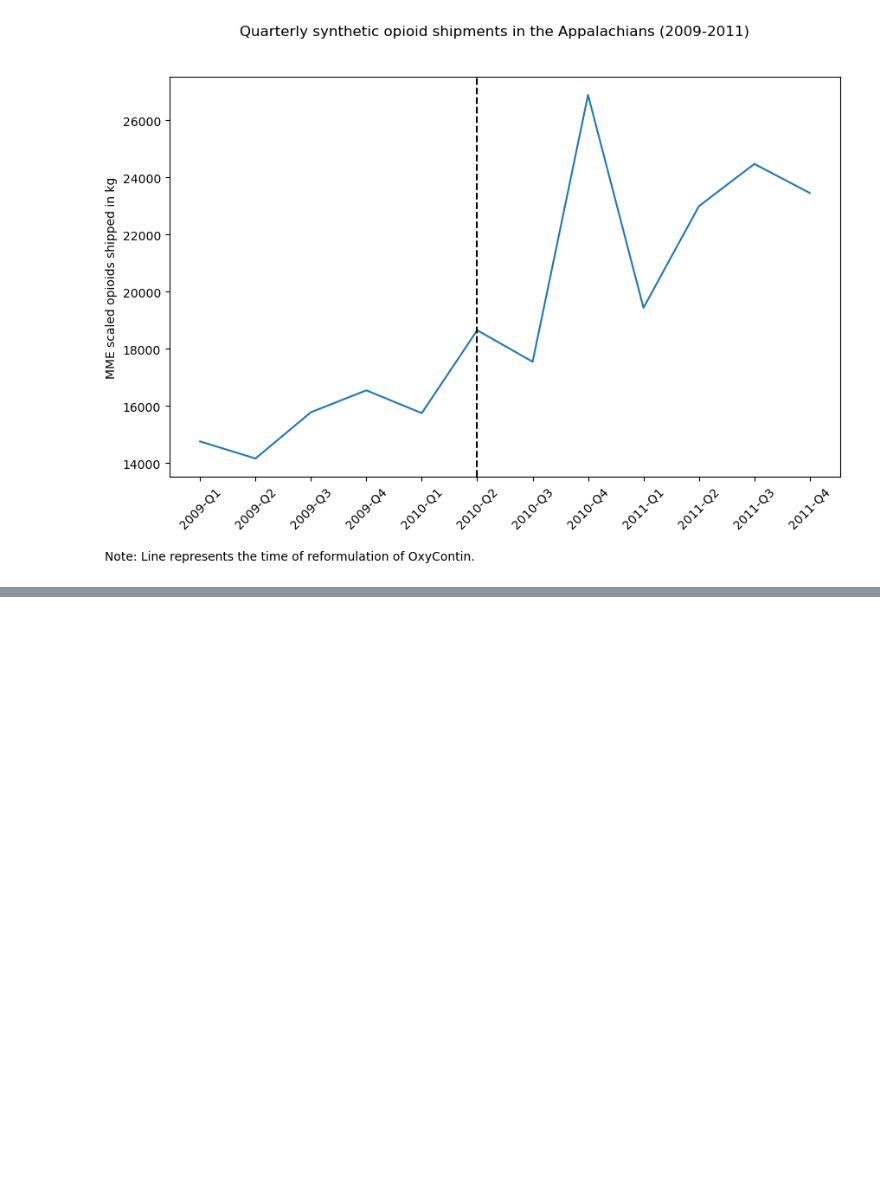
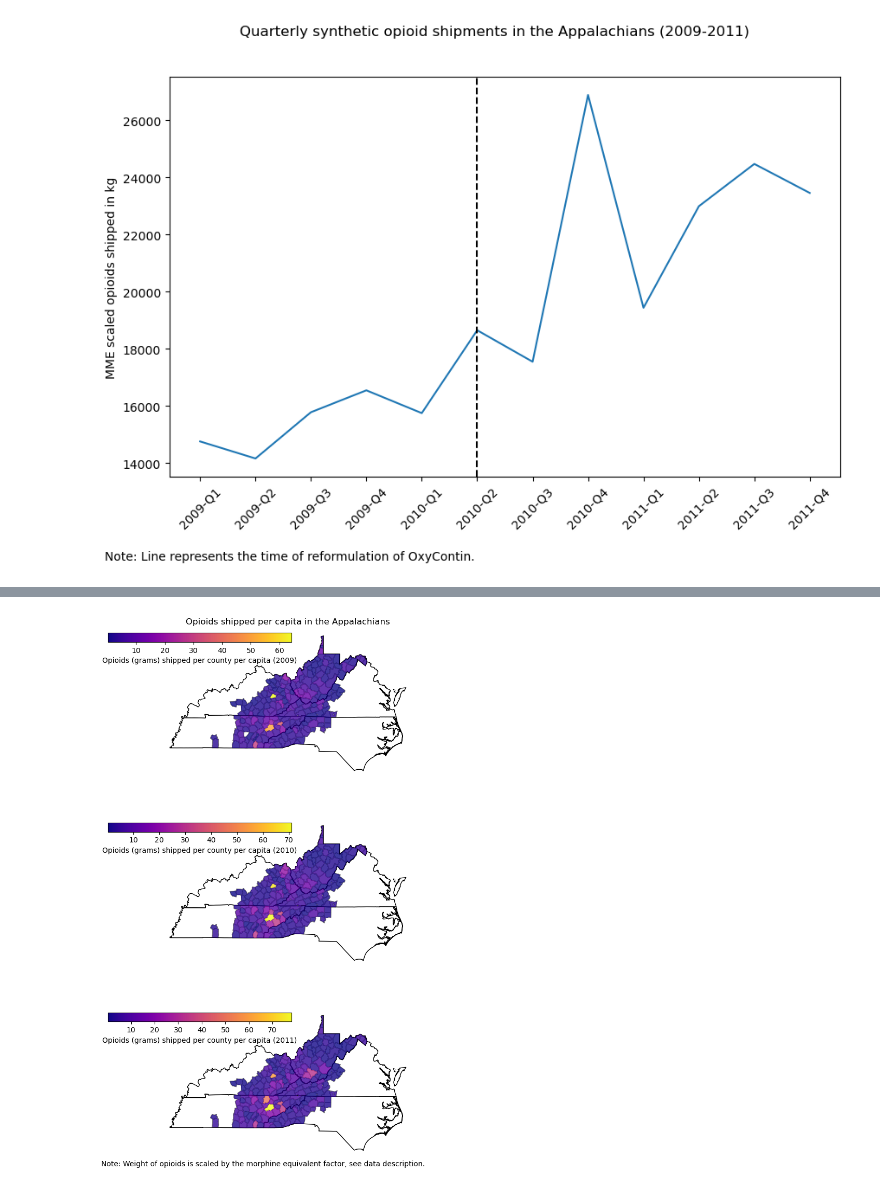
Before and after one commit to NumEconCopenhagen/projects-2024-jbh, a Jupyter notebook: dataproject/main.ipynb, the cells around one changed output, grey strips where cells are left out. Saved outputs shown, nothing was run; the diff lists cells and outputs as text; code cells hidden in the pictures; blank space fills up the shorter version.

```diff
--- a/dataproject/main.ipynb
+++ b/dataproject/main.ipynb
@@ -240,0 +257,12 @@ shape: (5, 3)
+# %%
+# I do a group-by: Group-by each county, sum the amount within 1 year and divide it by the county population
+df_total_dos_per=lf.group_by_dynamic('transaction_date', every='1y', group_by='geoid').agg(pl.col("total_dos_mme").sum()/1000).collect()
+df_total_dos_per=df_total_dos_per.with_columns(pl.col("transaction_date").dt.strftime("%Y").alias("date_labels"))
+
+gdf_county_opi = utils.fetch_county_demographics(states=states_list, states_fips=states_fips_list, gdf_counties=gdf_counties_appa)
+gdf_county_opi=gdf_county_opi.merge(df_total_dos_per.to_pandas(), left_on='geoid', right_on='geoid', how='right')
+gdf_county_opi['MME_p_cap'] = (gdf_county_opi['total_dos_mme'])/gdf_county_opi['2010 Population']
+map_of_shipments=utils.make_descrip_maps_shipment(gdf_states=gdf_states_appa, gdf_counties=gdf_county_opi, title='Opioids shipped per capita in the Appalachians')
+map_of_shipments
+# %% [output]
+[figure, added]
```
Also changed, not shown: parts of 22 cells of this notebook, 2 other files.
